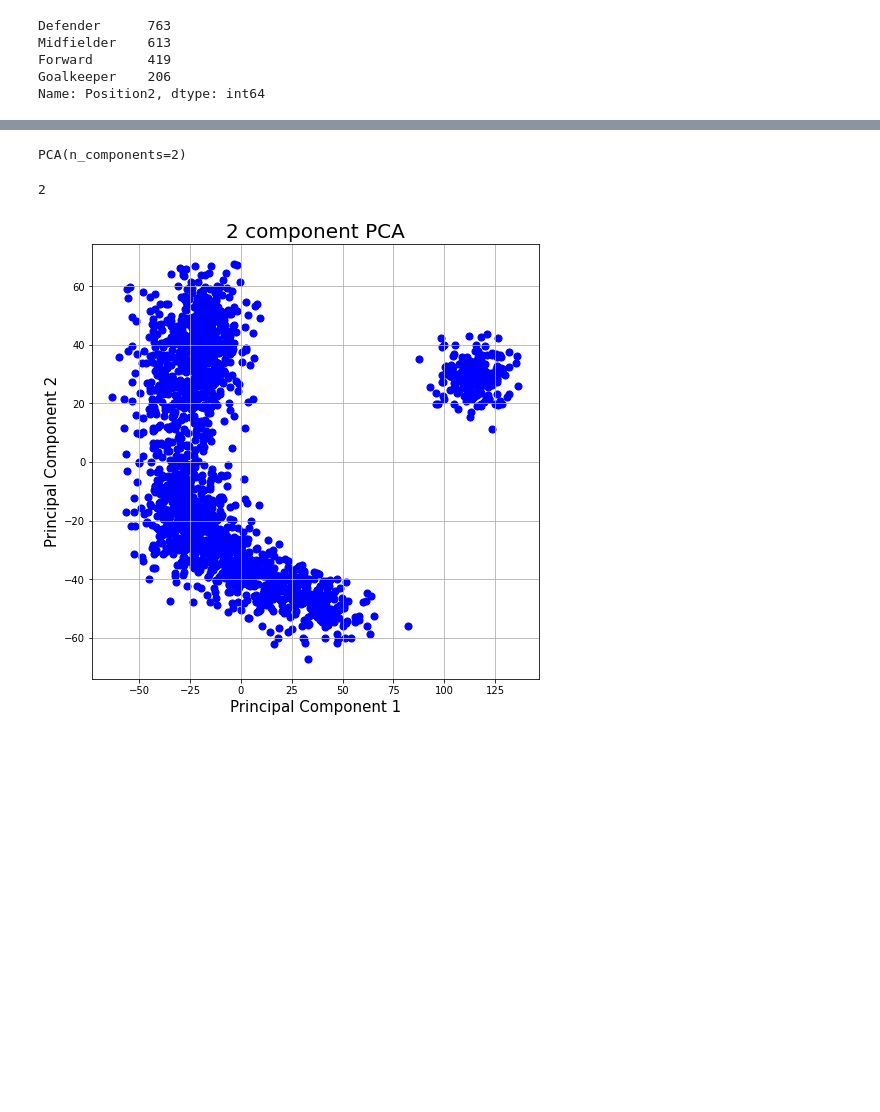
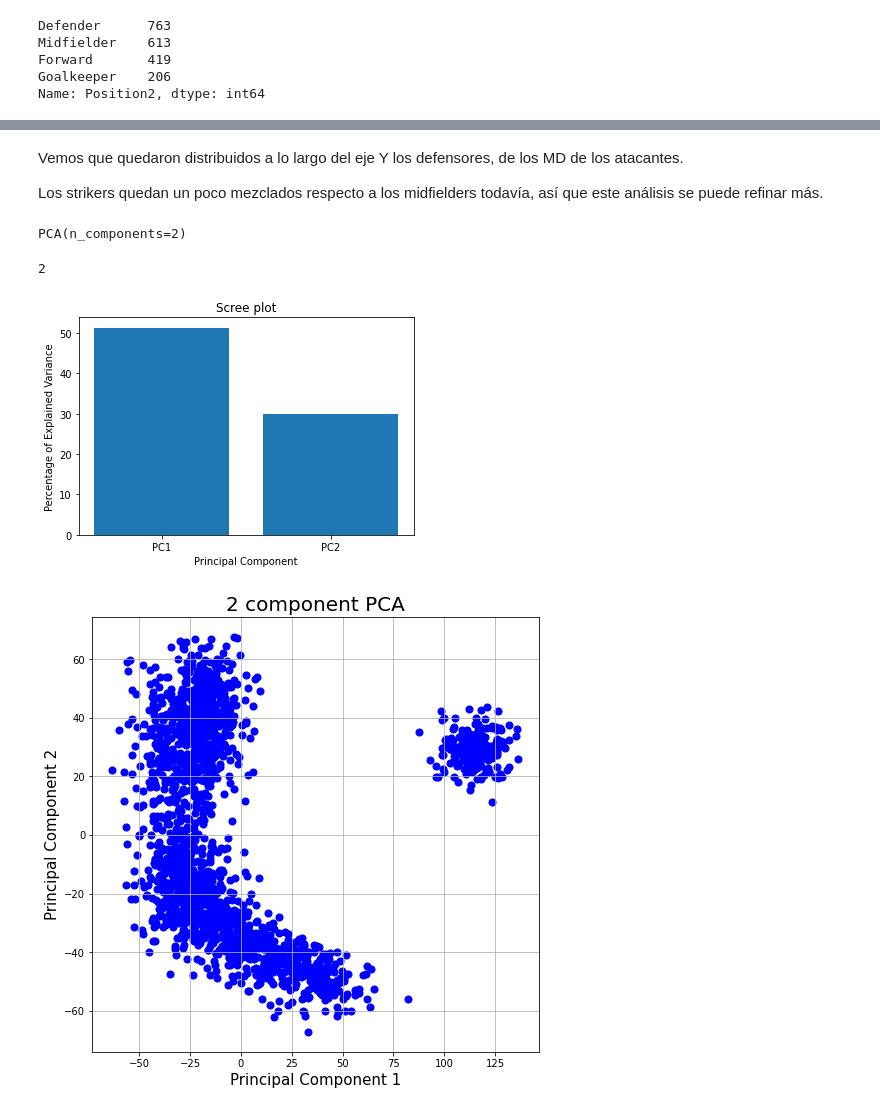
Before and after one commit to nosupervisados/Entrega_TP, a Jupyter notebook: embeddings.ipynb, the cells around one changed output, grey strips where cells are left out. Drawn from its saved outputs; the diff is of its cells as text; code cells hidden in the pictures; blank space fills up the shorter version.

```diff
--- a/embeddings.ipynb
+++ b/embeddings.ipynb
@@ -225,24 +209,33 @@ X
+# %% [markdown]
+Vemos que quedaron distribuidos a lo largo del eje Y los defensores, de los MD de los atacantes.
+
+Los strikers quedan un poco mezclados respecto a los midfielders todavía, así que este análisis se puede refinar más.
+# %%
+from sklearn.preprocessing import StandardScaler
+scaler = StandardScaler()
+scaler.fit(X)
+pca = PCA(n_components=2)
+pca.fit(X)
+# %% [output]
+PCA(n_components=2)
 # %%
-from sklearn.decomposition import PCA
-pca = PCA(n_components=2)
-principalComponents = pca.fit_transform(X)
-principalDf = pd.DataFrame(data = principalComponents
-             , columns = ['principal component 1', 'principal component 2'])
+#pca.explained_variance_ratio_
+print(pca.n_components_)
+pca_X = pca.transform(X)
+#para hacer un scatterplot después
+principal_df = pd.DataFrame(data = pca_X,columns = ['principal component 1', 'principal component 2'])
+# %% [output]
+2
-# %%
-from sklearn.preprocessing import StandardScaler
-scaler = StandardScaler()# Fit on training set only.
-scaler.fit(X)
-pca = PCA(n_components=2)
-pca.fit(X)
-# %% [output]
-PCA(n_components=2)
-# %%
-#pca.explained_variance_ratio_
-print(pca.n_components_)
-pca_X = pca.transform(X)
-principal_df = pd.DataFrame(data = pca_X,columns = ['principal component 1', 'principal component 2'])
-# %% [output]
-2
+# %%
+per_var = np.round(pca.explained_variance_ratio_ * 100, decimals=1)
+labels = ['PC' + str(x) for x in range(1,len(per_var)+1)]
+plt.bar(x=range(1,len(per_var)+1), height=per_var, tick_label=labels)
+plt.ylabel('Percentage of Explained Variance')
+plt.xlabel('Principal Component')
+plt.title('Scree plot')
+plt.show()
+# %% [output]
+[figure, added]
 # %%
 fig = plt.figure(figsize = (8,8))
 
```
Also changed, not shown: parts of 23 cells of this notebook.
